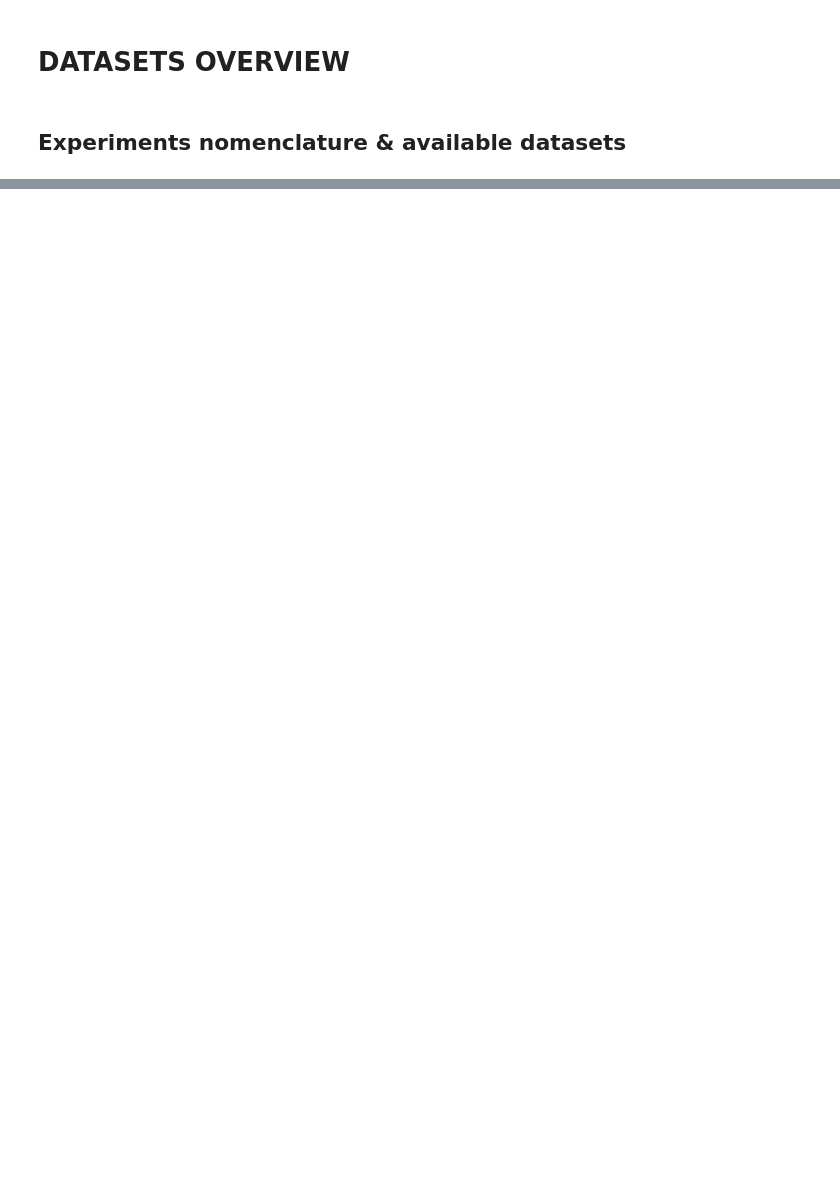
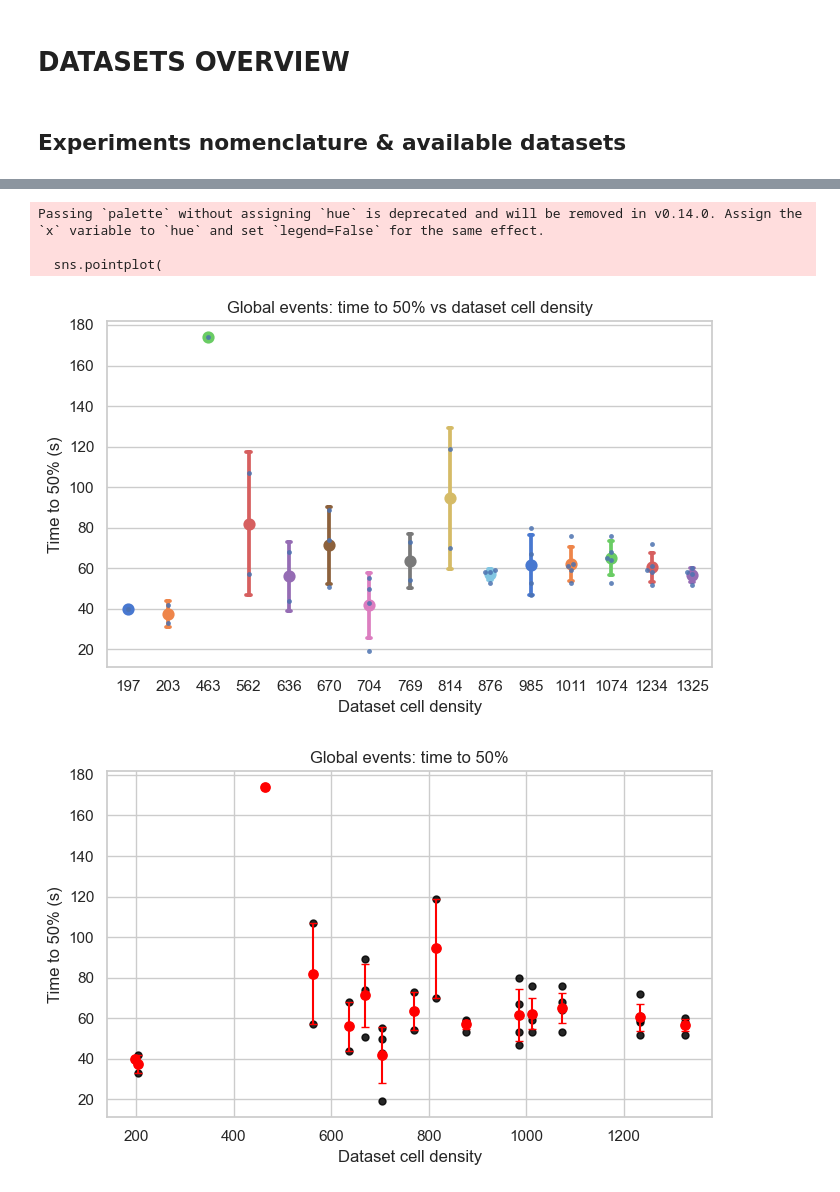
Before and after one commit to hamelmateo/CaSTIA-AF, a Jupyter notebook: notebooks/datasets_overview.ipynb, the cells around one changed output, grey strips where cells are left out. Cells and saved outputs as stored; diff of their text form; code cells hidden in the pictures; blank space fills up the shorter version.

```diff
--- a/notebooks/datasets_overview.ipynb
+++ b/notebooks/datasets_overview.ipynb
@@ -177,0 +227,26 @@ plt.show()
+# %%
+global_events = control_events[control_events["Event type"] == "GlobalEvent"].copy()
+
+plot_points_mean_std(
+    df=global_events,
+    x="Dataset cell density",
+    y="Time to 50% (s)",
+    title="Global events: time to 50% vs dataset cell density",
+    ylabel="Time to 50% (s)",
+    xlabel="Dataset cell density"
+)
+
+plot_points_mean_std_continuous(
+    df=global_events,
+    x="Dataset cell density",
+    y="Time to 50% (s)",
+    title="Global events: time to 50%",
+    ylabel="Time to 50% (s)",
+    xlabel="Dataset cell density"
+)
+# %% [output]
+Passing `palette` without assigning `hue` is deprecated and will be removed in v0.14.0. Assign the `x` variable to `hue` and set `legend=False` for the same effect.
+
+  sns.pointplot(
+[figure, added]
+[figure, added]
```
Also changed, not shown: parts of 18 cells of this notebook, 4 other files.
